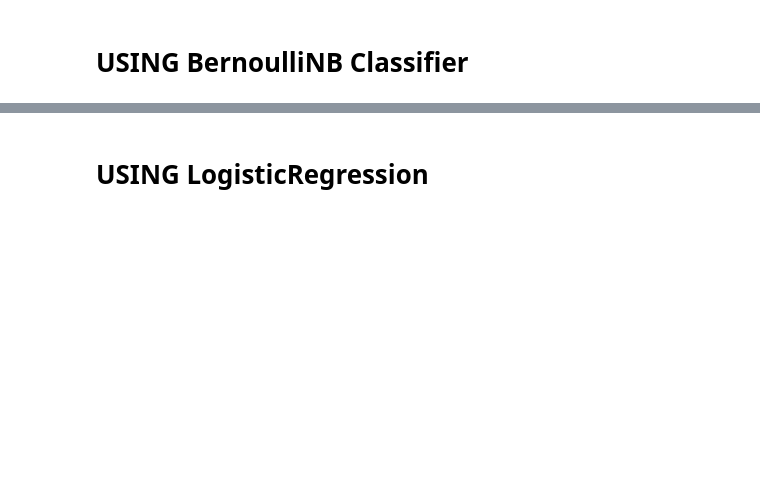
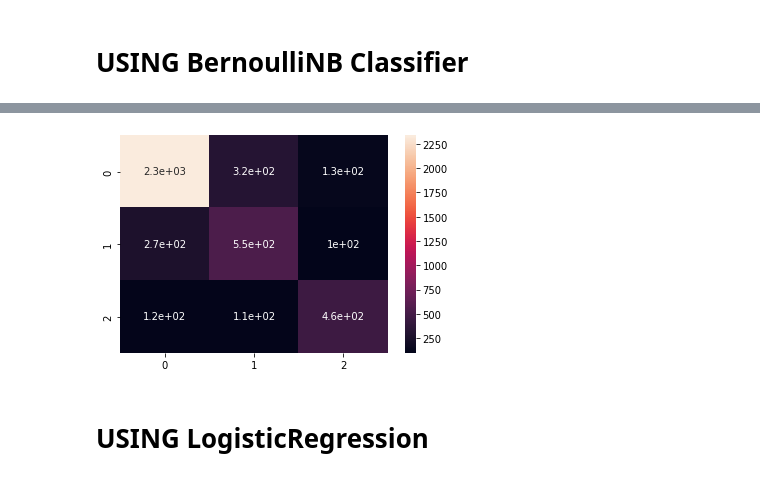
Before and after one commit to sherifRoshdy/NLP-project, a Jupyter notebook: Sentiment Analysis .ipynb, the cells around one changed output, grey strips where cells are left out. Saved outputs shown, nothing was run; the diff lists cells and outputs as text; code cells hidden in the pictures; blank space fills up the shorter version.

```diff
--- a/Sentiment Analysis .ipynb
+++ b/Sentiment Analysis .ipynb
@@ -263,4 +295,11 @@ acc val: 0.7611566484517304
 ----------------------------
+# %%
+y_pred3=clf3.predict(X_test_features)
+cm=confusion_matrix(y_test,y_pred3)
+sns.heatmap(cm,annot=True)
+plt.show()
+# %% [output]
+[figure, added]
 # %% [markdown]
 # USING LogisticRegression
 # %%
```
Also changed, not shown: parts of 21 cells of this notebook.
